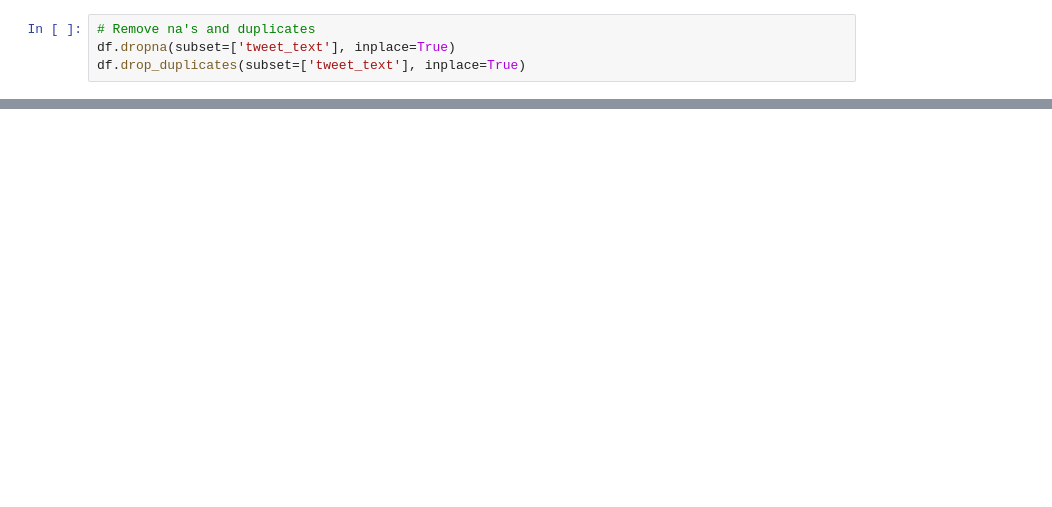
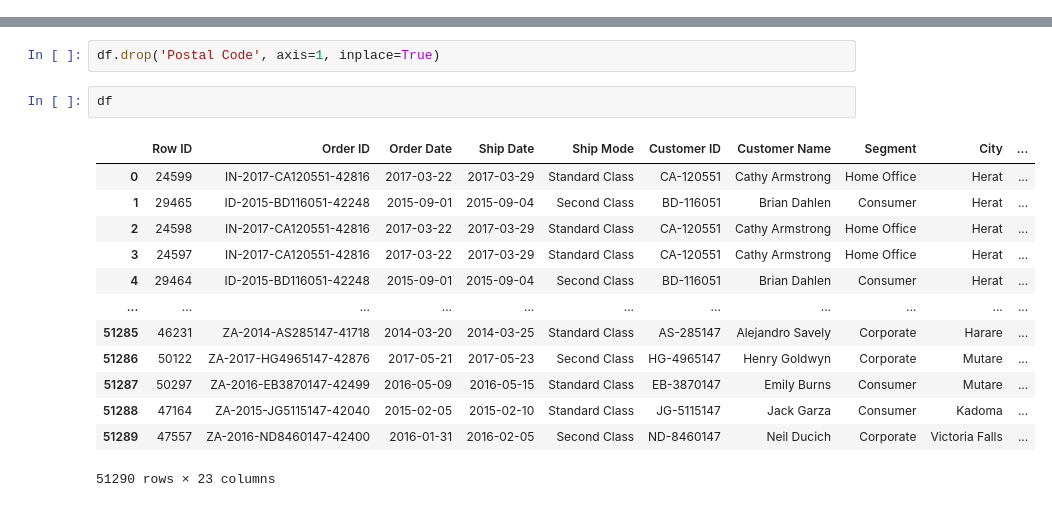
Before and after one commit to MattLeRoi/nlp_product_sentiment_project, a Jupyter notebook: index.ipynb, the cells around one changed output, grey strips where cells are left out. Saved outputs shown, nothing was run; the diff lists cells and outputs as text; blank space fills up the shorter version.

```diff
--- a/index.ipynb
+++ b/index.ipynb
@@ -74,4 +30,0 @@ The first step is to remove the duplicates and na's, then create a flag for each
-# %%
-# Remove na's and duplicates
-df.dropna(subset=['tweet_text'], inplace=True)
-df.drop_duplicates(subset=['tweet_text'], inplace=True)
@@ -521,0 +51,18 @@ As mentioned above, sentiment in a tweet is hard to determine - by man or machin
+# %%
+df.drop('Postal Code', axis=1, inplace=True)
+# %%
+df
+# %% [output]
+|  | Row ID | Order ID | Order Date | Ship Date | Ship Mode | Customer ID | Customer Name | Segment | City | ... |
+| 0 | 24599 | IN-2017-CA120551-42816 | 2017-03-22 | 2017-03-29 | Standard Class | CA-120551 | Cathy Armstrong | Home Office | Herat | ... |
+| 1 | 29465 | ID-2015-BD116051-42248 | 2015-09-01 | 2015-09-04 | Second Class | BD-116051 | Brian Dahlen | Consumer | Herat | ... |
+| 2 | 24598 | IN-2017-CA120551-42816 | 2017-03-22 | 2017-03-29 | Standard Class | CA-120551 | Cathy Armstrong | Home Office | Herat | ... |
+| 3 | 24597 | IN-2017-CA120551-42816 | 2017-03-22 | 2017-03-29 | Standard Class | CA-120551 | Cathy Armstrong | Home Office | Herat | ... |
+| 4 | 29464 | ID-2015-BD116051-42248 | 2015-09-01 | 2015-09-04 | Second Class | BD-116051 | Brian Dahlen | Consumer | Herat | ... |
+| ... | ... | ... | ... | ... | ... | ... | ... | ... | ... | ... |
+| 51285 | 46231 | ZA-2014-AS285147-41718 | 2014-03-20 | 2014-03-25 | Standard Class | AS-285147 | Alejandro Savely | Corporate | Harare | ... |
+| 51286 | 50122 | ZA-2017-HG4965147-42876 | 2017-05-21 | 2017-05-23 | Second Class | HG-4965147 | Henry Goldwyn | Corporate | Mutare | ... |
+| 51287 | 50297 | ZA-2016-EB3870147-42499 | 2016-05-09 | 2016-05-15 | Standard Class | EB-3870147 | Emily Burns | Consumer | Mutare | ... |
+| 51288 | 47164 | ZA-2015-JG5115147-42040 | 2015-02-05 | 2015-02-10 | Standard Class | JG-5115147 | Jack Garza | Consumer | Kadoma | ... |
+| 51289 | 47557 | ZA-2016-ND8460147-42400 | 2016-01-31 | 2016-02-05 | Second Class | ND-8460147 | Neil Ducich | Corporate | Victoria Falls | ... |
+51290 rows × 23 columns
```
Also changed, not shown: parts of 50 cells of this notebook.
